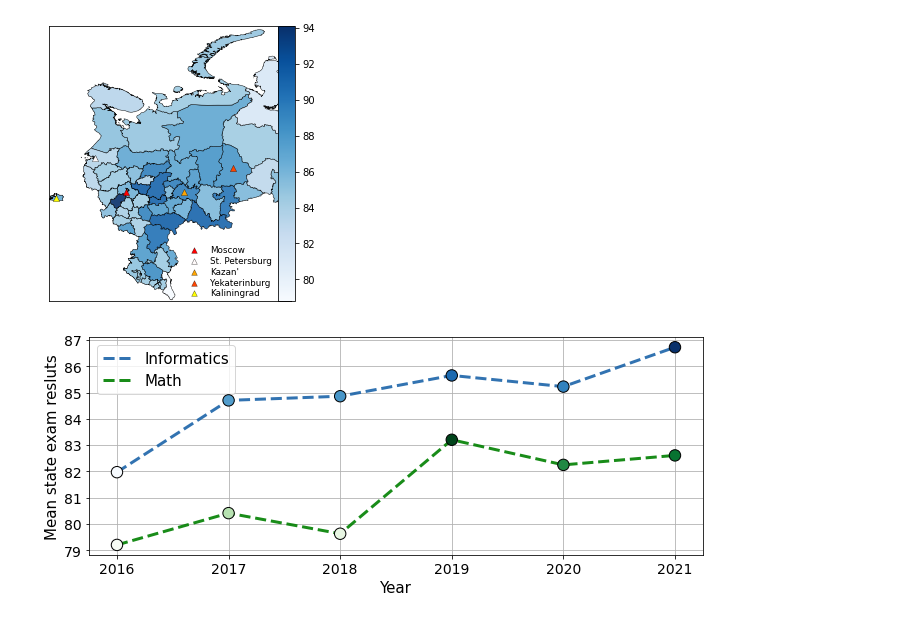
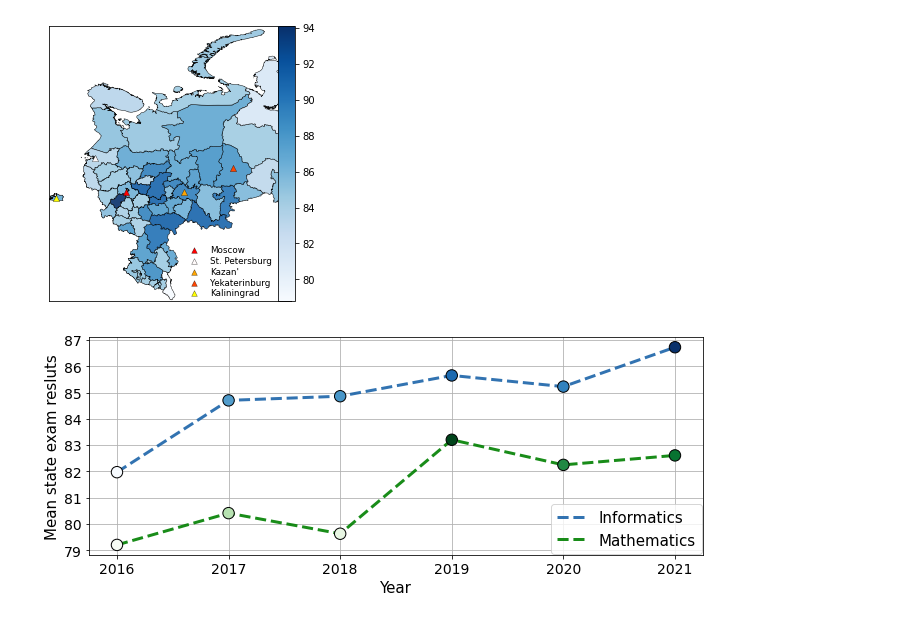
Before and after one commit to kortukov/learning_analytics, a Jupyter notebook: experiments/4_map.ipynb, the cells around one changed output. Saved outputs shown, nothing was run; the diff lists cells and outputs as text; code cells hidden in the pictures.

```diff
--- a/experiments/4_map.ipynb
+++ b/experiments/4_map.ipynb
@@ -173,31 +175,32 @@ plt.show()
 plot_df = students[students["START_YEAR"] > "2015-09-01"][["START_YEAR", "MATH", "INFORMATICS"]].groupby("START_YEAR").mean().reset_index()
 plot_df.START_YEAR = plot_df.START_YEAR.apply(lambda x: x.split('-')[0])
 # %%
+# trend plotting
 fig = plt.figure(figsize=(11, 4))
 
 
 plt.plot(plot_df.START_YEAR, plot_df.INFORMATICS, c="#1c64a9", zorder=10, linewidth=3, alpha=0.9,
          linestyle='--', label="Informatics")
 plt.scatter(plot_df.START_YEAR, plot_df.INFORMATICS, c=plot_df.INFORMATICS, s=130,
             edgecolor='black',
             linewidth=1, cmap="Blues", zorder=100)
 
 
-plt.plot(plot_df.START_YEAR, plot_df.MATH, c="Green", zorder=10, linewidth=3, alpha=0.9, linestyle='--', label="Math")
+plt.plot(plot_df.START_YEAR, plot_df.MATH, c="Green", zorder=10, linewidth=3, alpha=0.9, linestyle='--', label="Mathematics")
 plt.scatter(plot_df.START_YEAR, plot_df.MATH, c=plot_df.MATH,  cmap="Greens",
             s=130,
             edgecolor='black',
             linewidth=1, zorder=100)
 
 
-plt.legend(fontsize=15)
+plt.legend(fontsize=15, loc=(0.752, 0.005))
 plt.ylabel("Mean state exam resluts", fontsize=15)
 plt.xlabel("Year", fontsize=15)
 plt.xticks(fontsize=14)
 plt.yticks(fontsize=14)
 plt.grid()
 fig.savefig("../gfx/ege_trend.pdf", bbox_inches='tight')
 
 plt.show()
 # %% [output]
-[figure, old version]
+[figure, new version]
```
Also changed, not shown: parts of 14 cells of this notebook, 4 other files.
